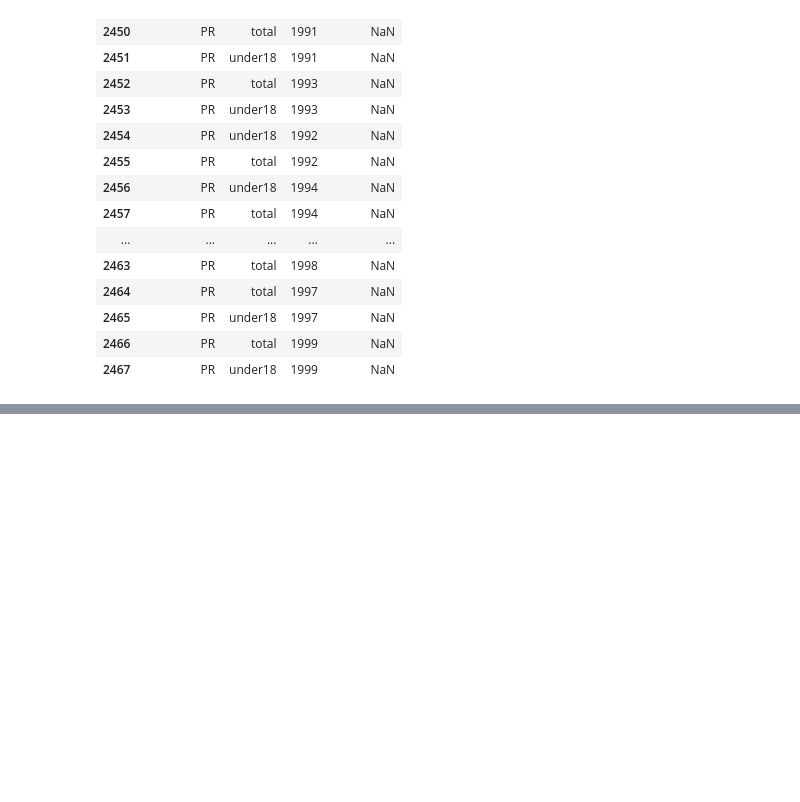
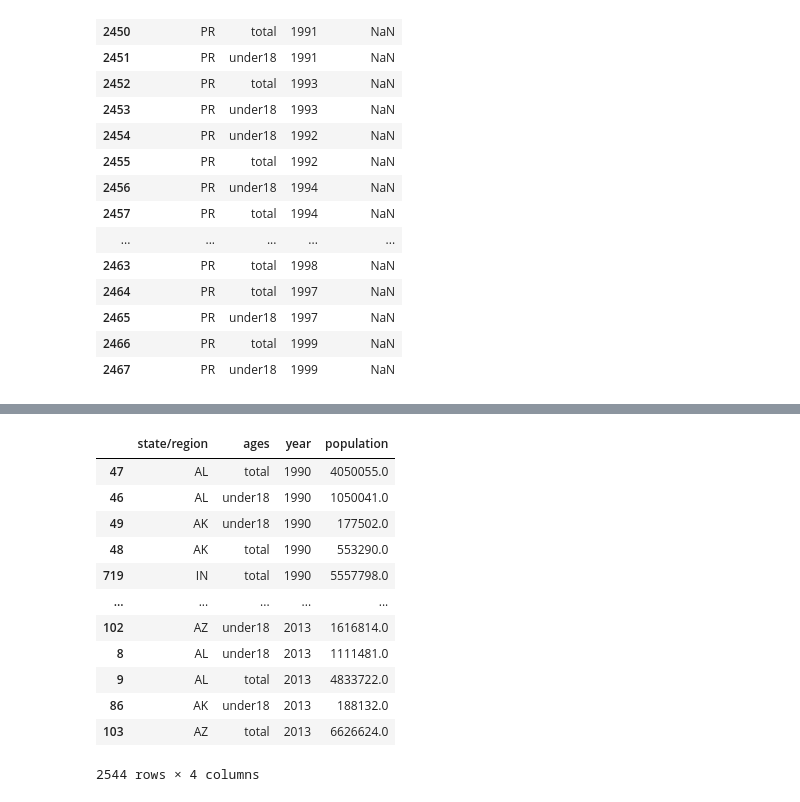
Before and after one commit to oishylea/DataAnalyticsProgramming, a Jupyter notebook: StatePopulation.ipynb, the cells around one changed output, grey strips where cells are left out. Cells and saved outputs as stored; diff of their text form; code cells hidden in the pictures; blank space fills up the shorter version.

```diff
--- a/StatePopulation.ipynb
+++ b/StatePopulation.ipynb
@@ -136,0 +219,16 @@ population[population['population'].isnull()]
+# %%
+population.sort_values(by='year')
+# %% [output]
+|  | state/region | ages | year | population |
+| 47 | AL | total | 1990 | 4050055.0 |
+| 46 | AL | under18 | 1990 | 1050041.0 |
+| 49 | AK | under18 | 1990 | 177502.0 |
+| 48 | AK | total | 1990 | 553290.0 |
+| 719 | IN | total | 1990 | 5557798.0 |
+| ... | ... | ... | ... | ... |
+| 102 | AZ | under18 | 2013 | 1616814.0 |
+| 8 | AL | under18 | 2013 | 1111481.0 |
+| 9 | AL | total | 2013 | 4833722.0 |
+| 86 | AK | under18 | 2013 | 188132.0 |
+| 103 | AZ | total | 2013 | 6626624.0 |
+2544 rows × 4 columns
```
Also changed, not shown: parts of 16 cells of this notebook, 7 other files.
